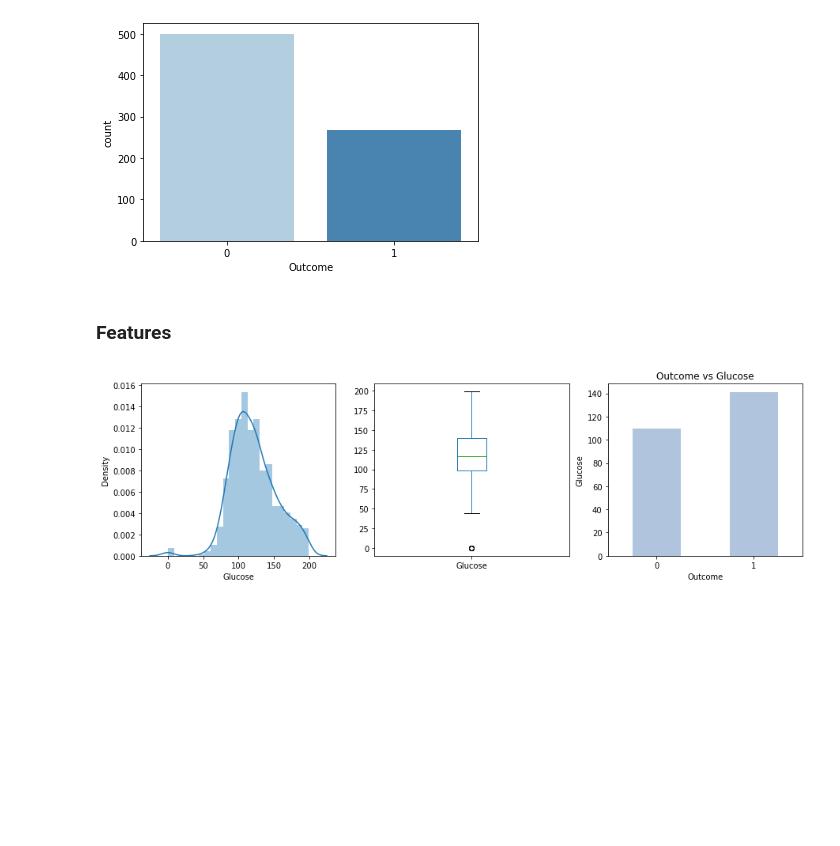
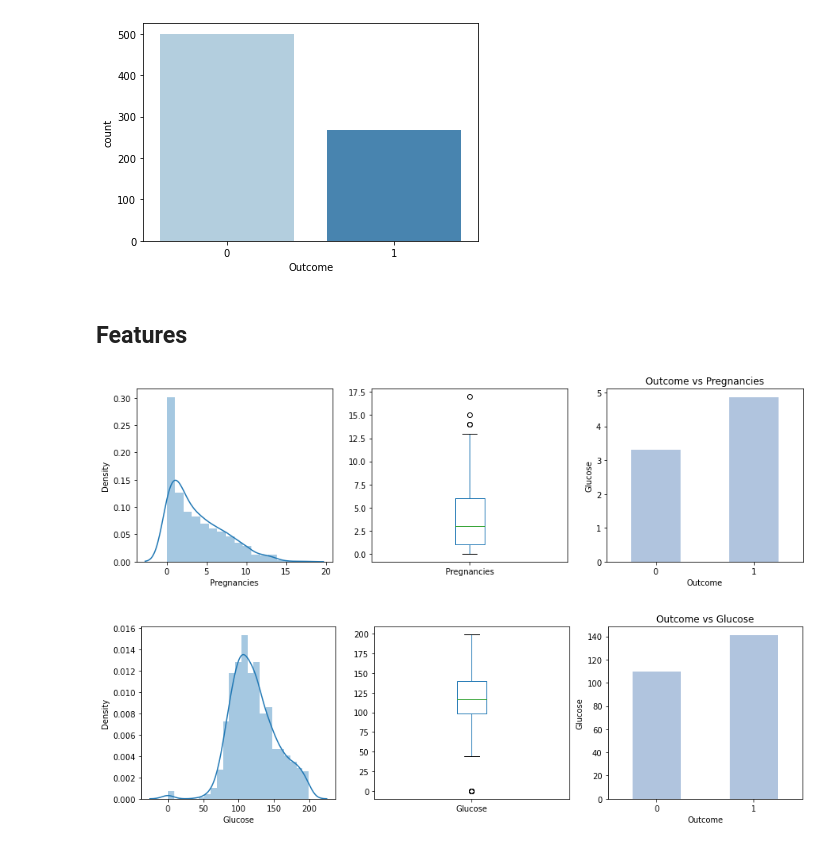
Before and after one commit to Rawanawh/Classification, a Jupyter notebook: DiabetesClassification.ipynb, the cells around one changed output. Saved outputs shown, nothing was run; the diff lists cells and outputs as text; code cells hidden in the pictures; blank space fills up the shorter version.

```diff
--- a/DiabetesClassification.ipynb
+++ b/DiabetesClassification.ipynb
@@ -101,7 +120,20 @@ sns.countplot(x='Outcome',data=df, palette = 'Blues')
 <AxesSubplot:xlabel='Outcome', ylabel='count'>
 [figure]
 # %% [markdown]
-### Features
+## Features
+# %%
+plt.figure(figsize=(15,4))
+plt.subplot(1,3,1)
+sns.distplot(df['Pregnancies'])
+plt.subplot(1,3,2)
+df['Pregnancies'].plot.box()
+plt.subplot(1,3,3)
+OxG = df.groupby('Outcome')['Pregnancies'].mean()
+OxG.plot(kind='bar', color ='lightsteelblue', title='Outcome vs Pregnancies', xlabel='Outcome', ylabel='Glucose')
+plt.xticks(rotation=0);
+plt.show();
+# %% [output]
+[figure, added]
 # %%
 #We can derive from the plots that glucose increase the chance of someone getting a diabetes
 plt.figure(figsize=(15,4))
```
Also changed, not shown: parts of 143 cells of this notebook.
